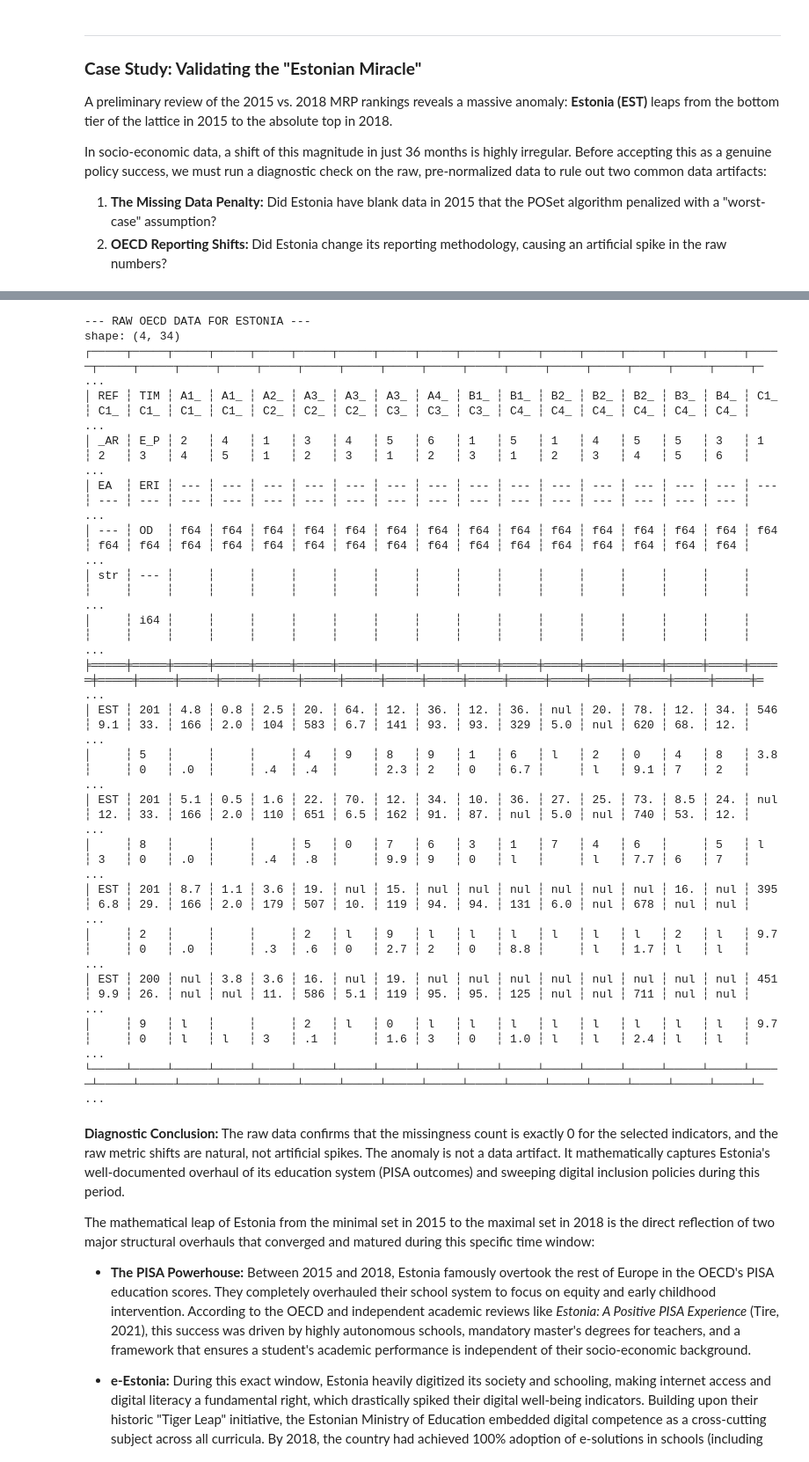
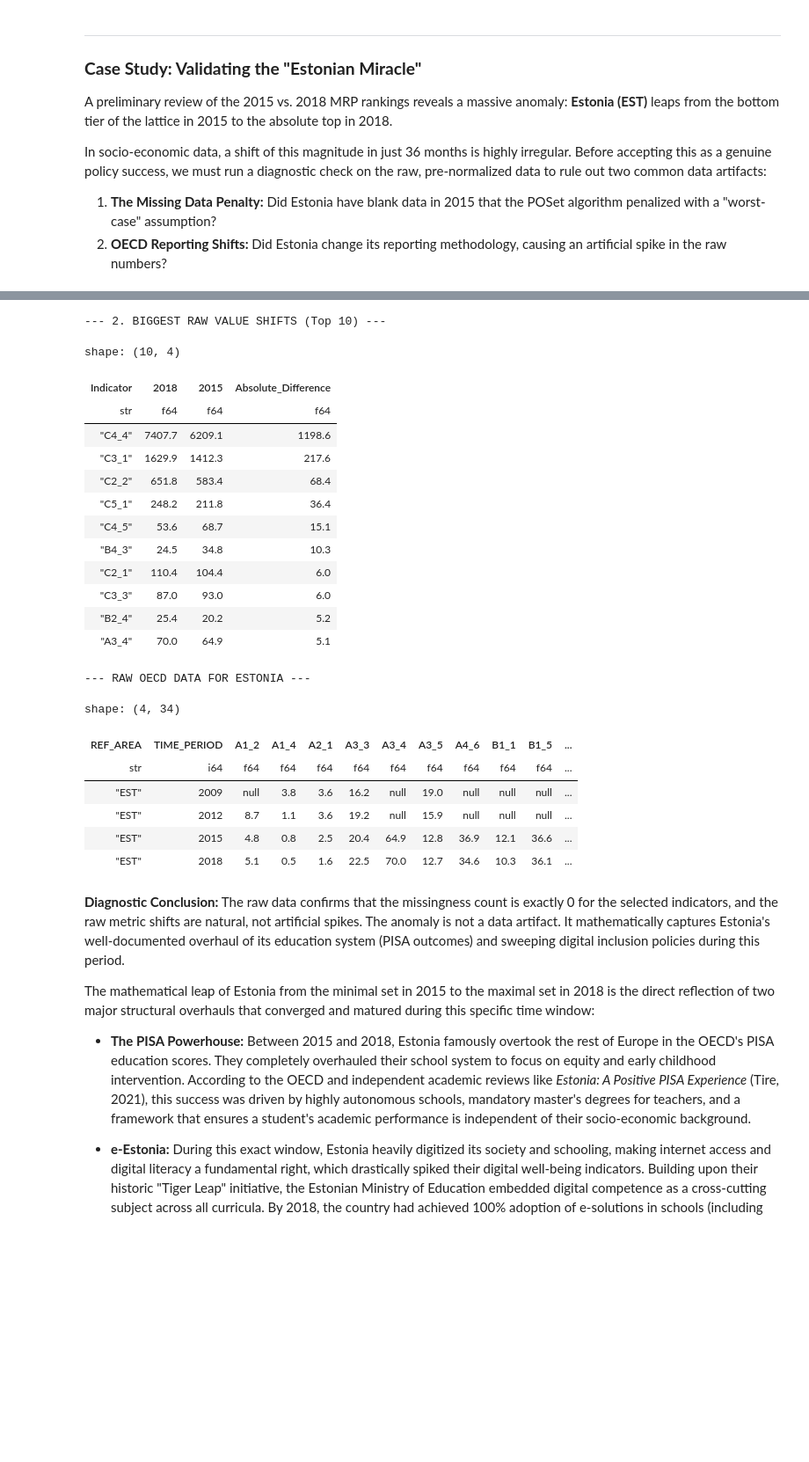
Before and after one commit to MarcoManduca/child_well-being, a Jupyter notebook: notebooks/060_Poset_analysis.ipynb, the cells around one changed output, grey strips where cells are left out. Shown at 88% size. Cells and saved outputs as stored; diff of their text form; code cells hidden in the pictures; blank space fills up the shorter version.

```diff
--- a/notebooks/060_Poset_analysis.ipynb
+++ b/notebooks/060_Poset_analysis.ipynb
@@ -453,34 +414,65 @@ shape: (2, 3)
+# %%
+# ---------------------------------------------------------
+# POINT 2: CHECK FOR "OECD REPORTING SHIFTS"
+# Compare 2015 vs 2018 raw values side-by-side to find massive spikes
+# ---------------------------------------------------------
+# Note: If your Polars version is older, change .unpivot() to .melt()
+df_melt = df_est.unpivot(
+    index=["REF_AREA", "TIME_PERIOD"],
+    on=indicator_cols,
+    variable_name="Indicator",
+    value_name="Value"
+)
+
+df_pivot = df_melt.pivot(
+    index="Indicator",
+    on="TIME_PERIOD",
+    values="Value"
+)
+
+# Add a column to see the absolute difference between 2018 and 2015
+# and sort to show the biggest changes at the top
+df_shifts = df_pivot.with_columns(
+    (pl.col("2018") - pl.col("2015")).abs().alias("Absolute_Difference")
+).sort("Absolute_Difference", descending=True)
+
+print("\n--- 2. BIGGEST RAW VALUE SHIFTS (Top 10) ---")
+df_shifts.head(10)
+# %% [output]
+--- 2. BIGGEST RAW VALUE SHIFTS (Top 10) ---
+shape: (10, 4)
+| Indicator | 2018 | 2015 | Absolute_Difference |
+| str | f64 | f64 | f64 |
+| "C4_4" | 7407.7 | 6209.1 | 1198.6 |
+| "C3_1" | 1629.9 | 1412.3 | 217.6 |
+| "C2_2" | 651.8 | 583.4 | 68.4 |
+| "C5_1" | 248.2 | 211.8 | 36.4 |
+| "C4_5" | 53.6 | 68.7 | 15.1 |
+| "B4_3" | 24.5 | 34.8 | 10.3 |
+| "C2_1" | 110.4 | 104.4 | 6.0 |
+| "C3_3" | 87.0 | 93.0 | 6.0 |
+| "B2_4" | 25.4 | 20.2 | 5.2 |
+| "A3_4" | 70.0 | 64.9 | 5.1 |
 # %%
 pl.Config.set_tbl_cols(-1)
 
 # 1. Load the raw extracted data from notebook 010
 df_raw = pl.read_parquet('../data/010_child_well_being.parquet')
 
 # 2. Filter for Estonia to see what the OECD actually returned
 df_est_raw = df_raw.filter(pl.col('REF_AREA') == 'EST')
 
 print("--- RAW OECD DATA FOR ESTONIA ---")
-print(df_est_raw)
+df_est_raw.sort('TIME_PERIOD')
 # %% [output]
 --- RAW OECD DATA FOR ESTONIA ---
-shape: (4, 34)
-┌─────┬─────┬─────┬─────┬─────┬─────┬─────┬─────┬─────┬─────┬─────┬─────┬─────┬─────┬─────┬─────┬─────┬─────┬─────┬─────┬─────┬─────┬─────┬─────┬─────┬─────┬─────┬─────┬─────┬─────┬─────┬─────┬─────┬─ ...
-│ REF ┆ TIM ┆ A1_ ┆ A1_ ┆ A2_ ┆ A3_ ┆ A3_ ┆ A3_ ┆ A4_ ┆ B1_ ┆ B1_ ┆ B2_ ┆ B2_ ┆ B2_ ┆ B3_ ┆ B4_ ┆ C1_ ┆ C1_ ┆ C1_ ┆ C1_ ┆ C1_ ┆ C2_ ┆ C2_ ┆ C2_ ┆ C3_ ┆ C3_ ┆ C3_ ┆ C4_ ┆ C4_ ┆ C4_ ┆ C4_ ┆ C4_ ┆ C4_ ┆  ...
-│ _AR ┆ E_P ┆ 2   ┆ 4   ┆ 1   ┆ 3   ┆ 4   ┆ 5   ┆ 6   ┆ 1   ┆ 5   ┆ 1   ┆ 4   ┆ 5   ┆ 5   ┆ 3   ┆ 1   ┆ 2   ┆ 3   ┆ 4   ┆ 5   ┆ 1   ┆ 2   ┆ 3   ┆ 1   ┆ 2   ┆ 3   ┆ 1   ┆ 2   ┆ 3   ┆ 4   ┆ 5   ┆ 6   ┆  ...
-│ EA  ┆ ERI ┆ --- ┆ --- ┆ --- ┆ --- ┆ --- ┆ --- ┆ --- ┆ --- ┆ --- ┆ --- ┆ --- ┆ --- ┆ --- ┆ --- ┆ --- ┆ --- ┆ --- ┆ --- ┆ --- ┆ --- ┆ --- ┆ --- ┆ --- ┆ --- ┆ --- ┆ --- ┆ --- ┆ --- ┆ --- ┆ --- ┆ --- ┆  ...
-│ --- ┆ OD  ┆ f64 ┆ f64 ┆ f64 ┆ f64 ┆ f64 ┆ f64 ┆ f64 ┆ f64 ┆ f64 ┆ f64 ┆ f64 ┆ f64 ┆ f64 ┆ f64 ┆ f64 ┆ f64 ┆ f64 ┆ f64 ┆ f64 ┆ f64 ┆ f64 ┆ f64 ┆ f64 ┆ f64 ┆ f64 ┆ f64 ┆ f64 ┆ f64 ┆ f64 ┆ f64 ┆ f64 ┆  ...
-│ str ┆ --- ┆     ┆     ┆     ┆     ┆     ┆     ┆     ┆     ┆     ┆     ┆     ┆     ┆     ┆     ┆     ┆     ┆     ┆     ┆     ┆     ┆     ┆     ┆     ┆     ┆     ┆     ┆     ┆     ┆     ┆     ┆     ┆  ...
-│     ┆ i64 ┆     ┆     ┆     ┆     ┆     ┆     ┆     ┆     ┆     ┆     ┆     ┆     ┆     ┆     ┆     ┆     ┆     ┆     ┆     ┆     ┆     ┆     ┆     ┆     ┆     ┆     ┆     ┆     ┆     ┆     ┆     ┆  ...
-╞═════╪═════╪═════╪═════╪═════╪═════╪═════╪═════╪═════╪═════╪═════╪═════╪═════╪═════╪═════╪═════╪═════╪═════╪═════╪═════╪═════╪═════╪═════╪═════╪═════╪═════╪═════╪═════╪═════╪═════╪═════╪═════╪═════╪═ ...
-│ EST ┆ 201 ┆ 4.8 ┆ 0.8 ┆ 2.5 ┆ 20. ┆ 64. ┆ 12. ┆ 36. ┆ 12. ┆ 36. ┆ nul ┆ 20. ┆ 78. ┆ 12. ┆ 34. ┆ 546 ┆ 9.1 ┆ 33. ┆ 166 ┆ 2.0 ┆ 104 ┆ 583 ┆ 6.7 ┆ 141 ┆ 93. ┆ 93. ┆ 329 ┆ 5.0 ┆ nul ┆ 620 ┆ 68. ┆ 12. ┆  ...
-│     ┆ 5   ┆     ┆     ┆     ┆ 4   ┆ 9   ┆ 8   ┆ 9   ┆ 1   ┆ 6   ┆ l   ┆ 2   ┆ 0   ┆ 4   ┆ 8   ┆ 3.8 ┆     ┆ 0   ┆ .0  ┆     ┆ .4  ┆ .4  ┆     ┆ 2.3 ┆ 2   ┆ 0   ┆ 6.7 ┆     ┆ l   ┆ 9.1 ┆ 7   ┆ 2   ┆  ...
-│ EST ┆ 201 ┆ 5.1 ┆ 0.5 ┆ 1.6 ┆ 22. ┆ 70. ┆ 12. ┆ 34. ┆ 10. ┆ 36. ┆ 27. ┆ 25. ┆ 73. ┆ 8.5 ┆ 24. ┆ nul ┆ 12. ┆ 33. ┆ 166 ┆ 2.0 ┆ 110 ┆ 651 ┆ 6.5 ┆ 162 ┆ 91. ┆ 87. ┆ nul ┆ 5.0 ┆ nul ┆ 740 ┆ 53. ┆ 12. ┆  ...
-│     ┆ 8   ┆     ┆     ┆     ┆ 5   ┆ 0   ┆ 7   ┆ 6   ┆ 3   ┆ 1   ┆ 7   ┆ 4   ┆ 6   ┆     ┆ 5   ┆ l   ┆ 3   ┆ 0   ┆ .0  ┆     ┆ .4  ┆ .8  ┆     ┆ 9.9 ┆ 9   ┆ 0   ┆ l   ┆     ┆ l   ┆ 7.7 ┆ 6   ┆ 7   ┆  ...
-│ EST ┆ 201 ┆ 8.7 ┆ 1.1 ┆ 3.6 ┆ 19. ┆ nul ┆ 15. ┆ nul ┆ nul ┆ nul ┆ nul ┆ nul ┆ nul ┆ 16. ┆ nul ┆ 395 ┆ 6.8 ┆ 29. ┆ 166 ┆ 2.0 ┆ 179 ┆ 507 ┆ 10. ┆ 119 ┆ 94. ┆ 94. ┆ 131 ┆ 6.0 ┆ nul ┆ 678 ┆ nul ┆ nul ┆  ...
-│     ┆ 2   ┆     ┆     ┆     ┆ 2   ┆ l   ┆ 9   ┆ l   ┆ l   ┆ l   ┆ l   ┆ l   ┆ l   ┆ 2   ┆ l   ┆ 9.7 ┆     ┆ 0   ┆ .0  ┆     ┆ .3  ┆ .6  ┆ 0   ┆ 2.7 ┆ 2   ┆ 0   ┆ 8.8 ┆     ┆ l   ┆ 1.7 ┆ l   ┆ l   ┆  ...
-│ EST ┆ 200 ┆ nul ┆ 3.8 ┆ 3.6 ┆ 16. ┆ nul ┆ 19. ┆ nul ┆ nul ┆ nul ┆ nul ┆ nul ┆ nul ┆ nul ┆ nul ┆ 451 ┆ 9.9 ┆ 26. ┆ nul ┆ nul ┆ 11. ┆ 586 ┆ 5.1 ┆ 119 ┆ 95. ┆ 95. ┆ 125 ┆ nul ┆ nul ┆ 711 ┆ nul ┆ nul ┆  ...
-│     ┆ 9   ┆ l   ┆     ┆     ┆ 2   ┆ l   ┆ 0   ┆ l   ┆ l   ┆ l   ┆ l   ┆ l   ┆ l   ┆ l   ┆ l   ┆ 9.7 ┆     ┆ 0   ┆ l   ┆ l   ┆ 3   ┆ .1  ┆     ┆ 1.6 ┆ 3   ┆ 0   ┆ 1.0 ┆ l   ┆ l   ┆ 2.4 ┆ l   ┆ l   ┆  ...
-└─────┴─────┴─────┴─────┴─────┴─────┴─────┴─────┴─────┴─────┴─────┴─────┴─────┴─────┴─────┴─────┴─────┴─────┴─────┴─────┴─────┴─────┴─────┴─────┴─────┴─────┴─────┴─────┴─────┴─────┴─────┴─────┴─────┴─ ...
+shape: (4, 34)
+| REF_AREA | TIME_PERIOD | A1_2 | A1_4 | A2_1 | A3_3 | A3_4 | A3_5 | A4_6 | B1_1 | B1_5 | ... |
+| str | i64 | f64 | f64 | f64 | f64 | f64 | f64 | f64 | f64 | f64 | ... |
+| "EST" | 2009 | null | 3.8 | 3.6 | 16.2 | null | 19.0 | null | null | null | ... |
+| "EST" | 2012 | 8.7 | 1.1 | 3.6 | 19.2 | null | 15.9 | null | null | null | ... |
+| "EST" | 2015 | 4.8 | 0.8 | 2.5 | 20.4 | 64.9 | 12.8 | 36.9 | 12.1 | 36.6 | ... |
+| "EST" | 2018 | 5.1 | 0.5 | 1.6 | 22.5 | 70.0 | 12.7 | 34.6 | 10.3 | 36.1 | ... |
 # %% [markdown]
 **Diagnostic Conclusion:** The raw data confirms that the missingness count is exactly 0 for the selected indicators, and the raw metric shifts are natural, not artificial spikes. The anomaly is not a data artifact. It mathematically captures Estonia's well-documented overhaul of its education system (PISA outcomes) and sweeping digital inclusion policies during this period.
 
```
Also changed, not shown: parts of 5 cells of this notebook, 12 other files.
